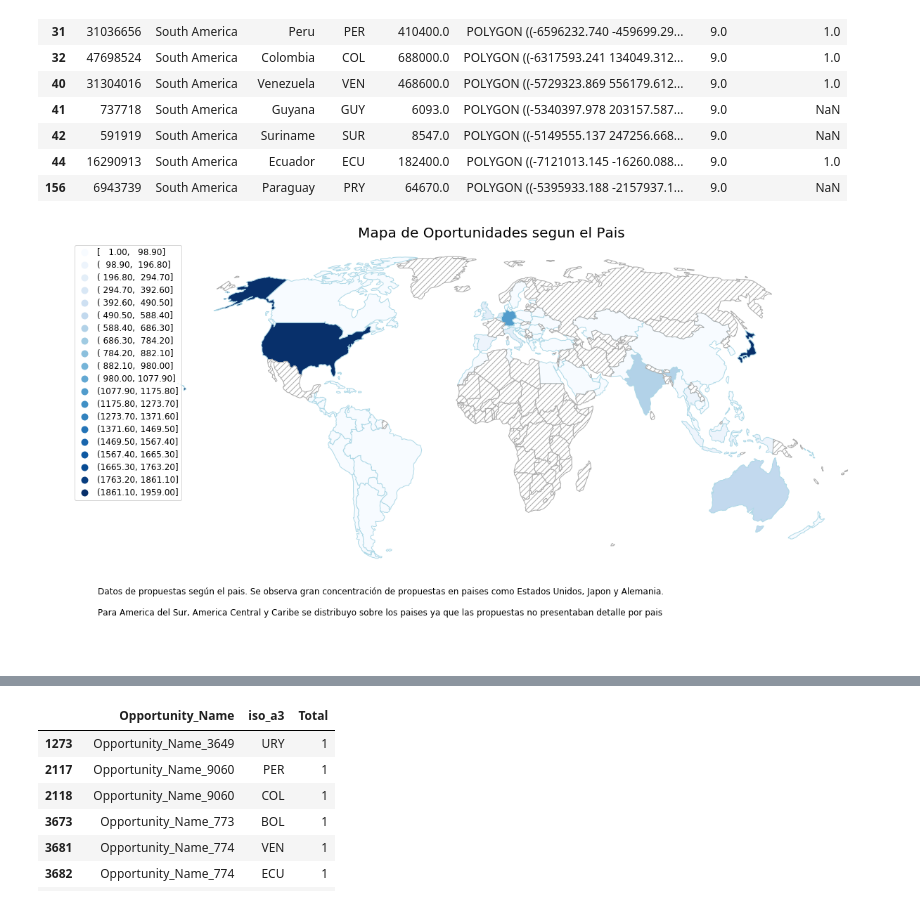
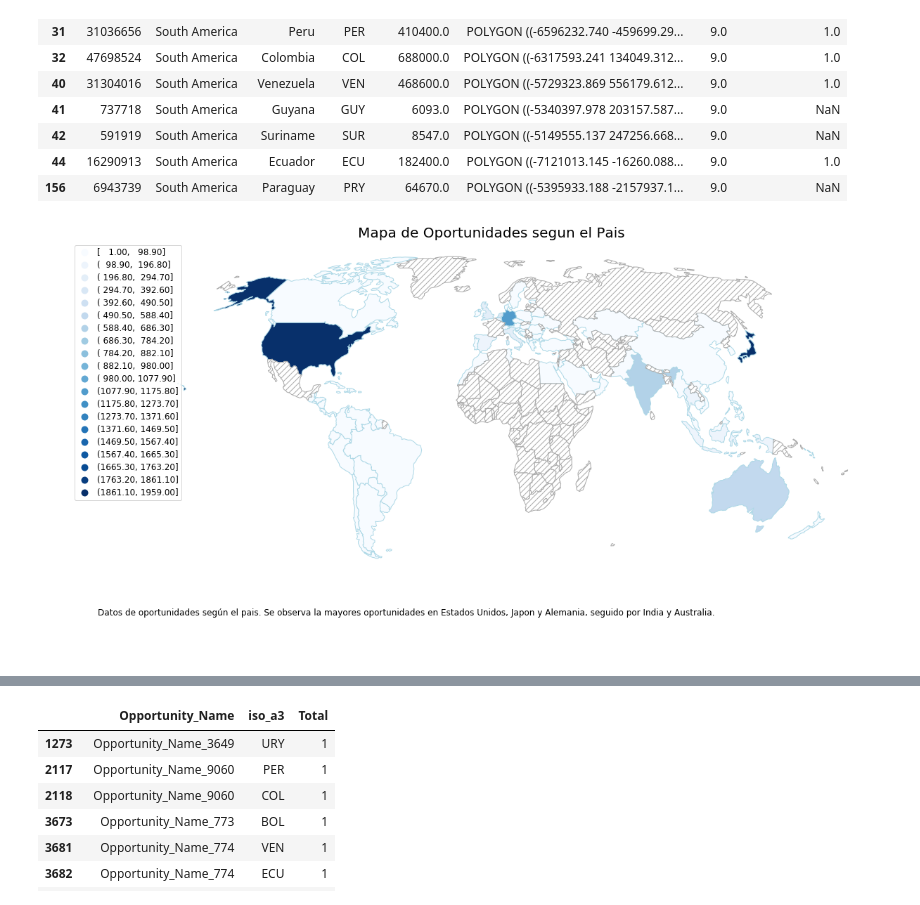
Before and after one commit to faristegui/tpdatos-2c-2020, a Jupyter notebook: tp1-cesar.ipynb, the cells around one changed output, grey strips where cells are left out. Saved outputs shown, nothing was run; the diff lists cells and outputs as text; code cells hidden in the pictures.

```diff
--- a/tp1-cesar.ipynb
+++ b/tp1-cesar.ipynb
@@ -1717,20 +1717,20 @@ world_oportunity.loc[(world_oportunity.continent=='South America'),'Total_oportu
 # %%
 paisesConOportunidades = world_oportunity.dropna(subset=['Total_oportunity'])
 paisesSinOportunidades = world_oportunity[world_oportunity['Total_oportunity'].isna()]
 
 ax = paisesConOportunidades.plot(column='Total_oportunity', cmap='Blues', figsize=(20, 12), k=20, legend=True, edgecolor='lightblue',scheme='EqualInterval')
 paisesSinOportunidades.plot(ax=ax, color='#ffffff', hatch='///', edgecolor='#aaaaaa')
 
 ax.set_title('Mapa de Oportunidades segun el Pais', fontdict={'fontsize': 20}, loc='center')
 description = '''
-Datos de propuestas según el pais. Se observa gran concentración de propuestas en paises como Estados Unidos, Japon y Alemania. \n
-Para America del Sur, America Central y Caribe se distribuyo sobre los paises ya que las propuestas no presentaban detalle por pais'''.strip()
+Datos de oportunidades según el pais. Se observa la mayores oportunidades en Estados Unidos, Japon y Alemania, seguido por India y Australia. \n
+'''.strip()
 ax.annotate(description, xy=(0.07, 0.1), size=12, xycoords='figure fraction')
 
 ax.set_axis_off()
 legend = ax.get_legend()
 
 legend.set_bbox_to_anchor((.11, 1))
 legend.prop.set_size(12)
 # %% [output]
-[figure, old version]
+[figure, new version]
```
Also changed, not shown: parts of 17 cells of this notebook.
